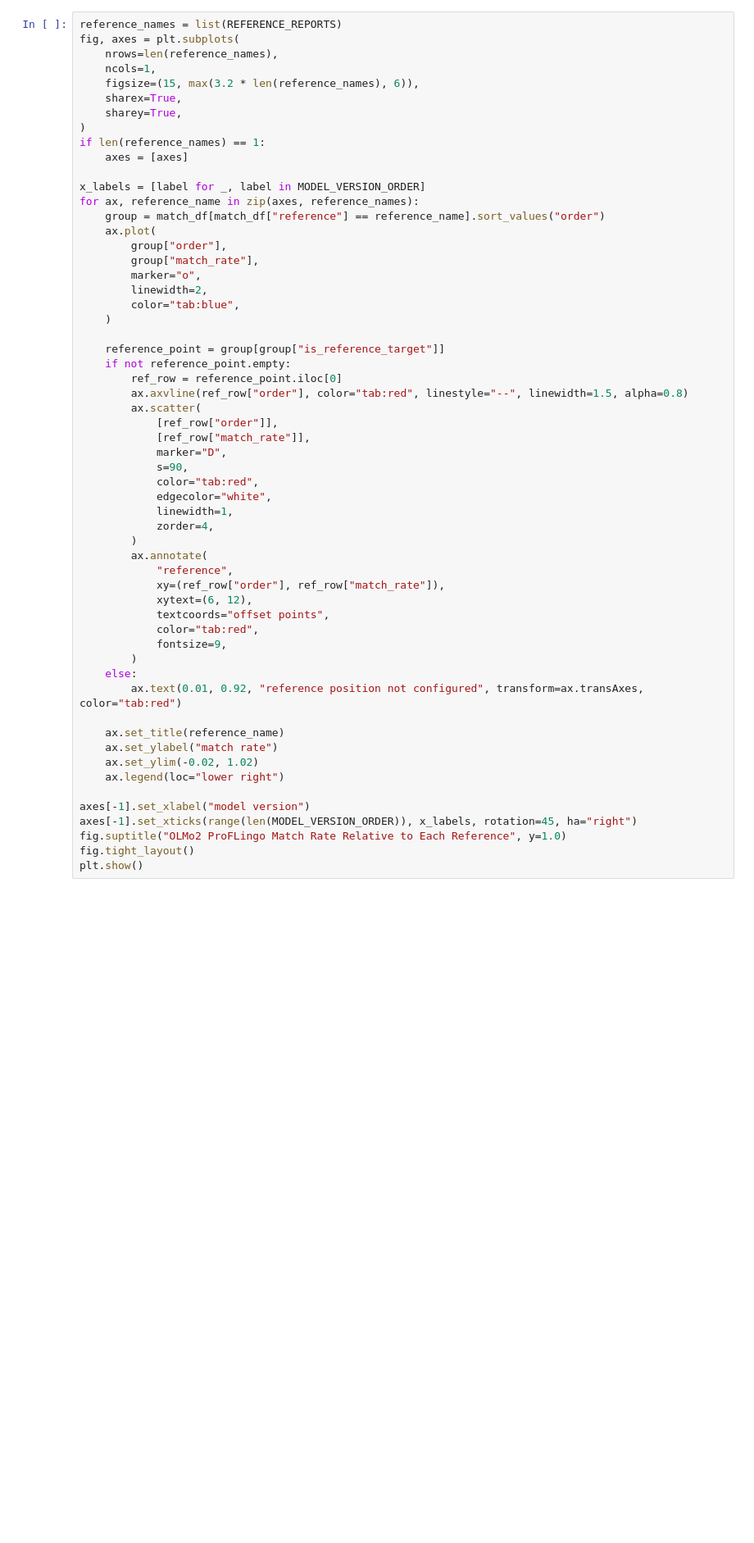
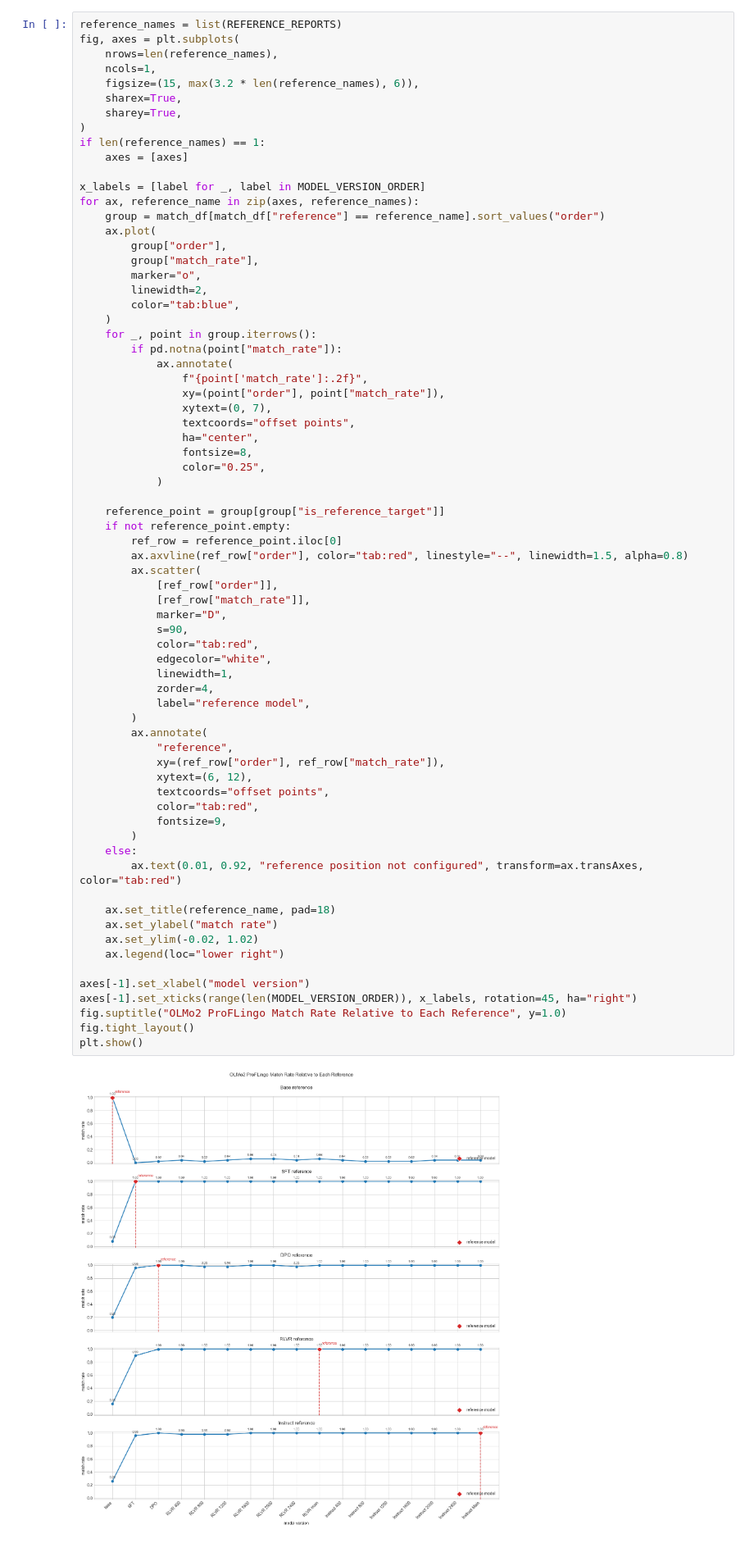
Before and after one commit to AngadK89/robust-auditing, a Jupyter notebook: notebooks/plot_olmo2_proflingo_reference_robustness.ipynb, the cells around one changed output. Shown at 82% size. Saved outputs shown, nothing was run; the diff lists cells and outputs as text; blank space fills up the shorter version.

Commit message:
feat: Added visualisations for lineage code.

```diff
--- a/notebooks/plot_olmo2_proflingo_reference_robustness.ipynb
+++ b/notebooks/plot_olmo2_proflingo_reference_robustness.ipynb
@@ -138,6 +147,17 @@ for ax, reference_name in zip(axes, reference_names):
         linewidth=2,
         color="tab:blue",
     )
+    for _, point in group.iterrows():
+        if pd.notna(point["match_rate"]):
+            ax.annotate(
+                f"{point['match_rate']:.2f}",
+                xy=(point["order"], point["match_rate"]),
+                xytext=(0, 7),
+                textcoords="offset points",
+                ha="center",
+                fontsize=8,
+                color="0.25",
+            )
 
     reference_point = group[group["is_reference_target"]]
     if not reference_point.empty:
@@ -146,31 +166,34 @@ for ax, reference_name in zip(axes, reference_names):
         ax.scatter(
             [ref_row["order"]],
             [ref_row["match_rate"]],
             marker="D",
             s=90,
             color="tab:red",
             edgecolor="white",
             linewidth=1,
             zorder=4,
+            label="reference model",
         )
         ax.annotate(
             "reference",
             xy=(ref_row["order"], ref_row["match_rate"]),
             xytext=(6, 12),
             textcoords="offset points",
             color="tab:red",
             fontsize=9,
         )
     else:
         ax.text(0.01, 0.92, "reference position not configured", transform=ax.transAxes, color="tab:red")
 
-    ax.set_title(reference_name)
+    ax.set_title(reference_name, pad=18)
     ax.set_ylabel("match rate")
     ax.set_ylim(-0.02, 1.02)
     ax.legend(loc="lower right")
 
 axes[-1].set_xlabel("model version")
 axes[-1].set_xticks(range(len(MODEL_VERSION_ORDER)), x_labels, rotation=45, ha="right")
 fig.suptitle("OLMo2 ProFLingo Match Rate Relative to Each Reference", y=1.0)
 fig.tight_layout()
 plt.show()
+# %% [output]
+[figure, added]
```
Also changed, not shown: parts of 7 cells of this notebook.
